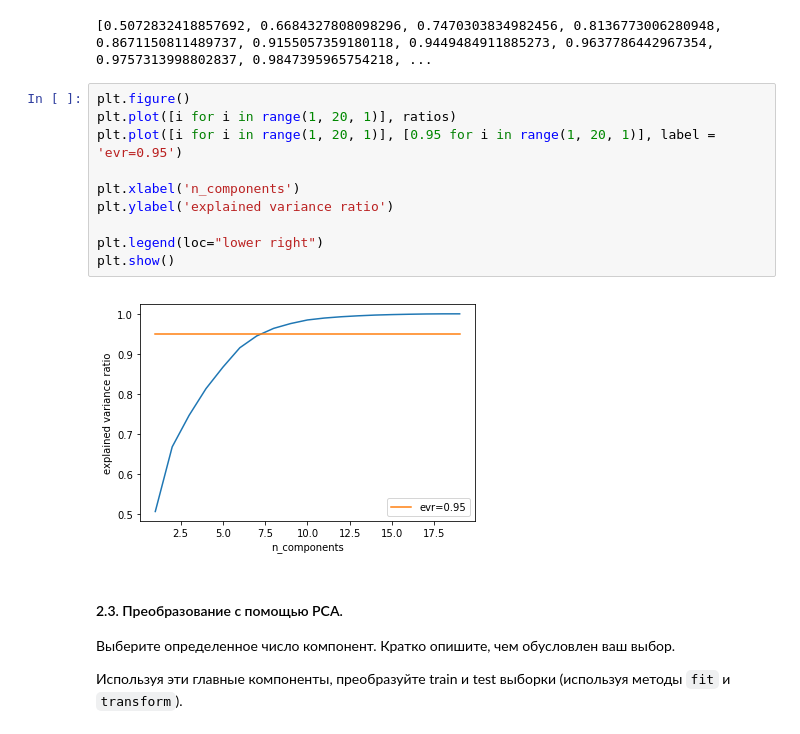
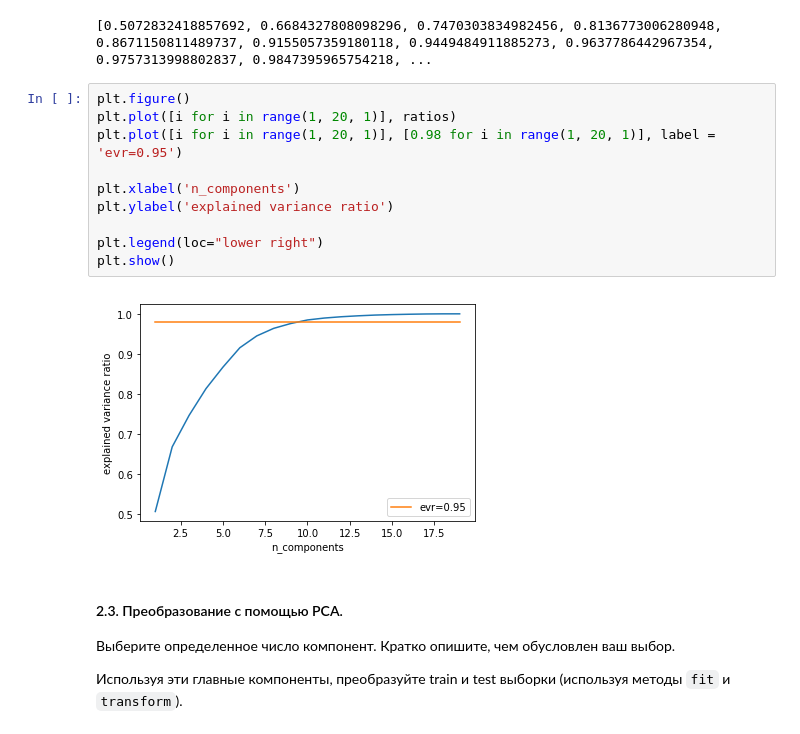
Before and after one commit to DahaKot/ML_MIPT, a Jupyter notebook: Lab1_Linear_and_Ensembles.ipynb, the cells around one changed output. Drawn from its saved outputs; the diff is of its cells as text.

```diff
--- a/Lab1_Linear_and_Ensembles.ipynb
+++ b/Lab1_Linear_and_Ensembles.ipynb
@@ -206,15 +206,15 @@ print(ratios)
 # %%
 plt.figure()
 plt.plot([i for i in range(1, 20, 1)], ratios)
-plt.plot([i for i in range(1, 20, 1)], [0.95 for i in range(1, 20, 1)], label = 'evr=0.95')
+plt.plot([i for i in range(1, 20, 1)], [0.98 for i in range(1, 20, 1)], label = 'evr=0.95')
 
 plt.xlabel('n_components')
 plt.ylabel('explained variance ratio')
 
 plt.legend(loc="lower right")
 plt.show()
 # %% [output]
-[figure, old version]
+[figure, new version]
 # %% [markdown]
 #### 2.3. Преобразование с помощью PCA.
 Выберите определенное число компонент. Кратко опишите, чем обусловлен ваш выбор.
```
Also changed, not shown: parts of 5 cells of this notebook.
